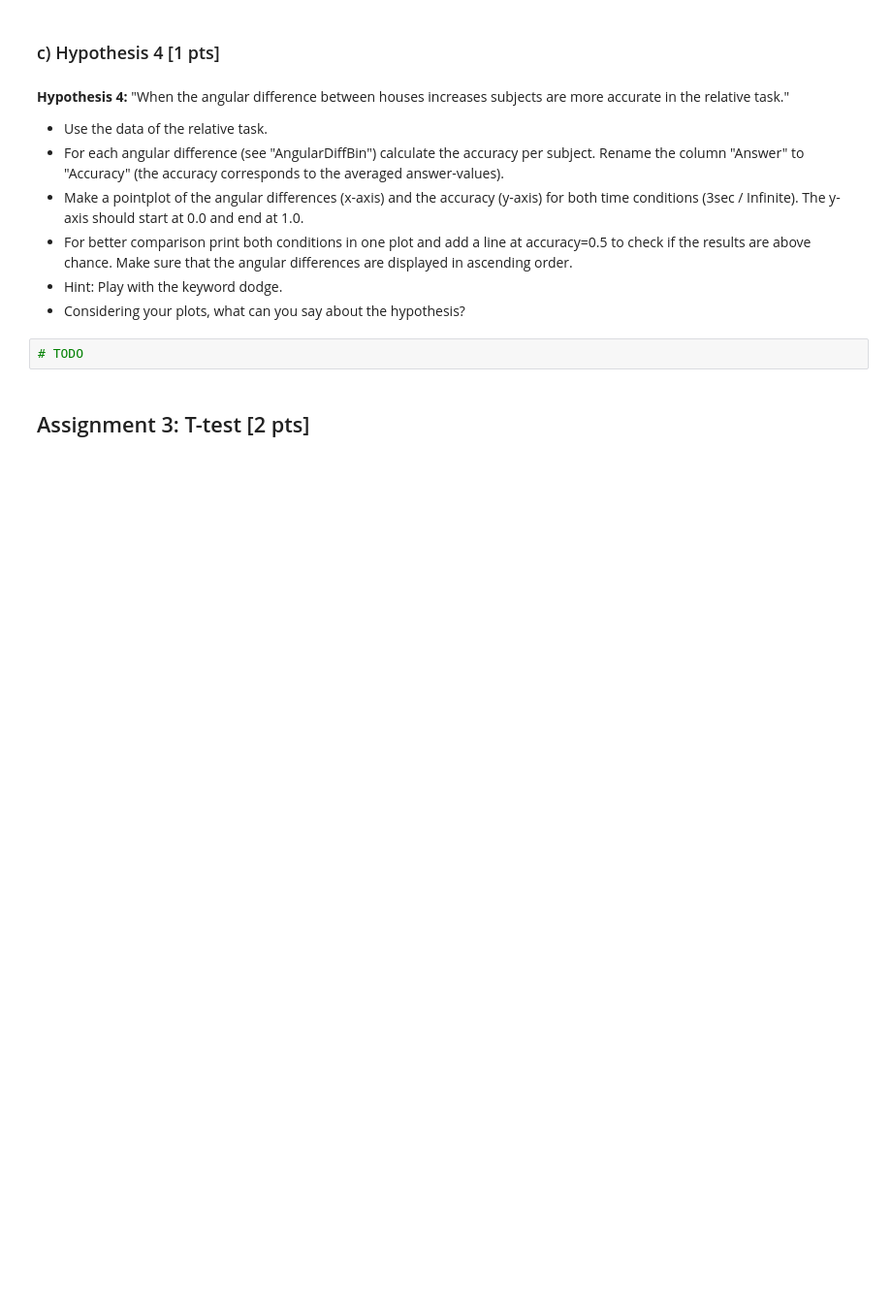
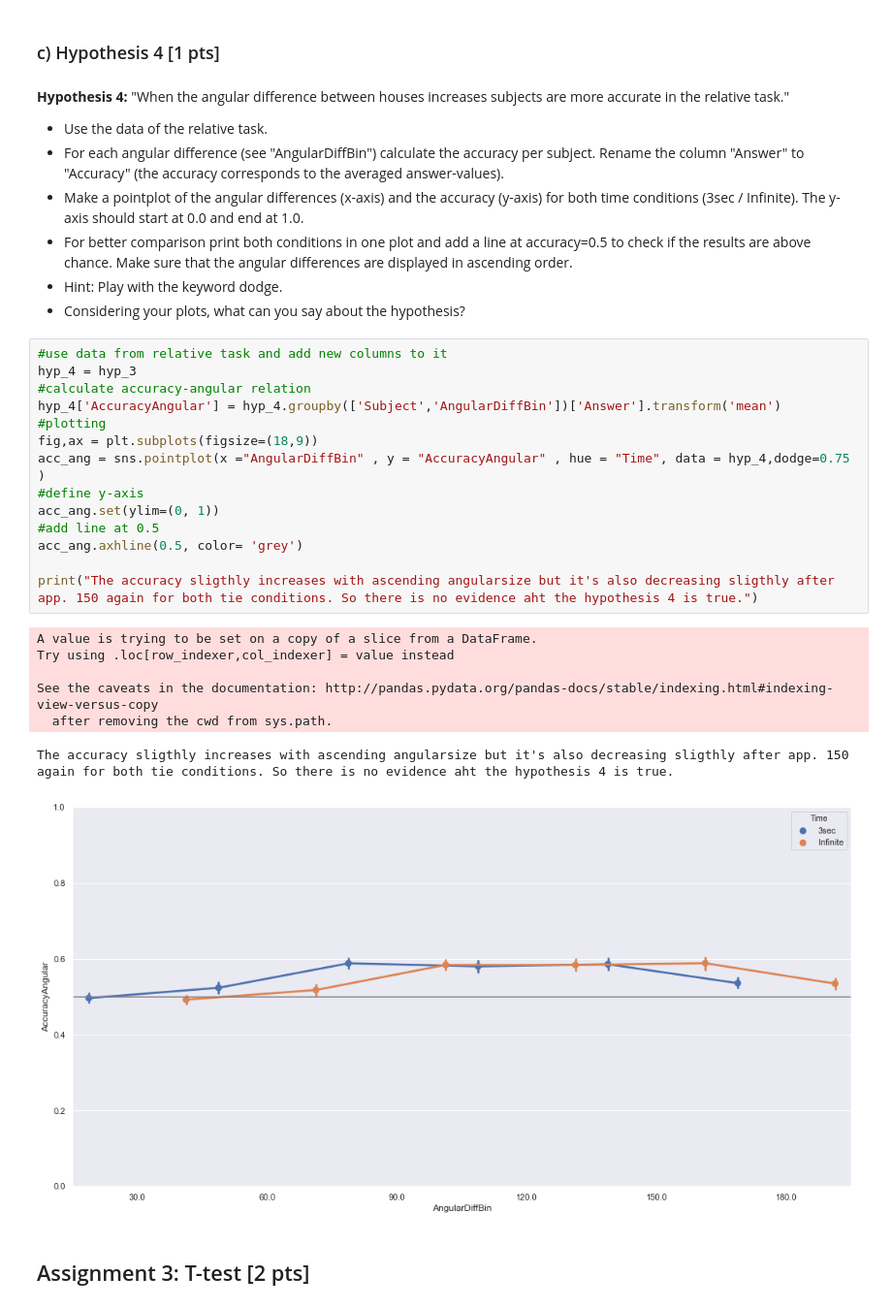
Before and after one commit to NBP-ACC/week-5-acc_11, a Jupyter notebook: sheet03_Viki.ipynb, the cells around one changed output. Shown at 97% size. Drawn from its saved outputs; the diff is of its cells as text; blank space fills up the shorter version.

```diff
--- a/sheet03_Viki.ipynb
+++ b/sheet03_Viki.ipynb
@@ -282,8 +308,28 @@ but the ruslts are not significant.
 - For better comparison print both conditions in one plot and add a line at accuracy=0.5 to check if the results are above chance. Make sure that the angular differences are displayed in ascending order.
 - Hint: Play with the keyword dodge.
 - Considering your plots, what can you say about the hypothesis?
-# %%
-# TODO
+# %%
+#use data from relative task and add new columns to it
+hyp_4 = hyp_3
+#calculate accuracy-angular relation
+hyp_4['AccuracyAngular'] = hyp_4.groupby(['Subject','AngularDiffBin'])['Answer'].transform('mean')
+#plotting
+fig,ax = plt.subplots(figsize=(18,9))
+acc_ang = sns.pointplot(x ="AngularDiffBin" , y = "AccuracyAngular" , hue = "Time", data = hyp_4,dodge=0.75 )
+#define y-axis
+acc_ang.set(ylim=(0, 1))
+#add line at 0.5
+acc_ang.axhline(0.5, color= 'grey')
+
+print("The accuracy sligthly increases with ascending angularsize but it's also decreasing sligthly after app. 150 again for both tie conditions. So there is no evidence aht the hypothesis 4 is true.")
+# %% [output]
+A value is trying to be set on a copy of a slice from a DataFrame.
+Try using .loc[row_indexer,col_indexer] = value instead
+
+See the caveats in the documentation: http://pandas.pydata.org/pandas-docs/stable/indexing.html#indexing-view-versus-copy
+  after removing the cwd from sys.path.
+The accuracy sligthly increases with ascending angularsize but it's also decreasing sligthly after app. 150 again for both tie conditions. So there is no evidence aht the hypothesis 4 is true.
+[figure, added]
 # %% [markdown]
 ## Assignment 3: T-test [2 pts]
 # %% [markdown]
```
Also changed, not shown: parts of 6 cells of this notebook.
